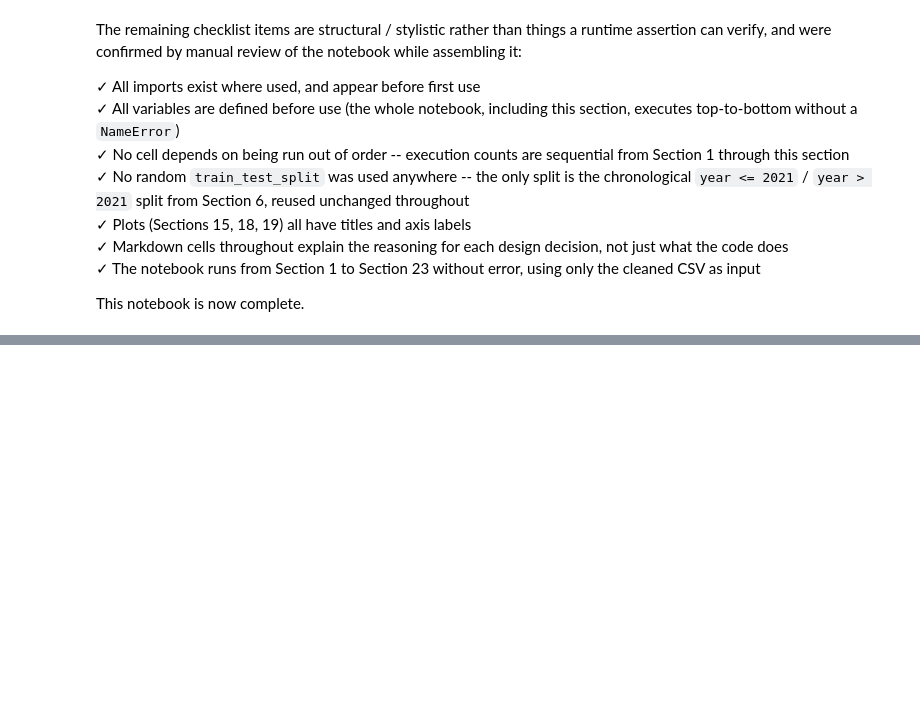
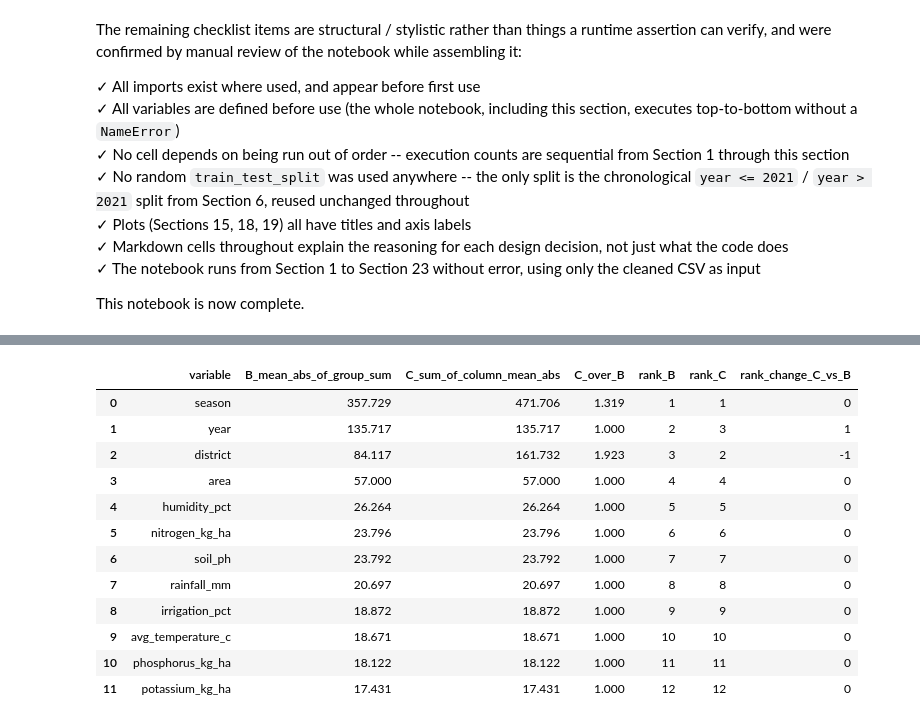
Before and after one commit to kalpana-sketch/Rice_Yield_Prediction, a Jupyter notebook: Odisha_Rice_ML_Audited_Corrected.ipynb, the cells around one changed output, grey strips where cells are left out. Cells and saved outputs as stored; diff of their text form; code cells hidden in the pictures; blank space fills up the shorter version.

```diff
--- a/Odisha_Rice_ML_Audited_Corrected.ipynb
+++ b/Odisha_Rice_ML_Audited_Corrected.ipynb
@@ -1993,0 +4757,72 @@ This notebook is now complete.
+# %%
+# ============================================================
+# PHASE 4.3 — METHOD B vs METHOD C COMPARISON
+# ============================================================
+
+import pandas as pd
+from pathlib import Path
+
+ART = Path(ARTIFACTS) if "ARTIFACTS" in globals() else Path("artifacts")
+
+train_imp = pd.read_csv(ART / "shap_importance_grouped_train.csv")
+test_imp = pd.read_csv(ART / "shap_importance_grouped_test.csv")
+
+
+def compare_methods(df, dataset_name):
+
+    result = df[
+        ["variable", "B_mean_abs_of_group_sum",
+         "C_sum_of_column_mean_abs", "C_over_B"]
+    ].copy()
+
+    result["rank_B"] = (
+        result["B_mean_abs_of_group_sum"]
+        .rank(ascending=False, method="min")
+        .astype(int)
+    )
+
+    result["rank_C"] = (
+        result["C_sum_of_column_mean_abs"]
+        .rank(ascending=False, method="min")
+        .astype(int)
+    )
+
+    result["rank_change_C_vs_B"] = (
+        result["rank_C"] - result["rank_B"]
+    )
+
+    result = result.sort_values("rank_B").reset_index(drop=True)
+
+    top5_B = result.nsmallest(5, "rank_B")["variable"].tolist()
+    top5_C = result.nsmallest(5, "rank_C")["variable"].tolist()
+
+    rank_corr = result["rank_B"].corr(
+        result["rank_C"], method="spearman"
+    )
+
+    print("\n" + "=" * 75)
+    print(dataset_name)
+    print("=" * 75)
+
+    display(result.round(3))
+
+    print("Top 5 Method B:", top5_B)
+    print("Top 5 Method C:", top5_C)
+    print("Top-five overlap:", len(set(top5_B) & set(top5_C)), "/ 5")
+    print(f"Spearman rank correlation: {rank_corr:.4f}")
+
+    print("\nLargest cancellation ratios (C/B):")
+    print(
+        result.sort_values("C_over_B", ascending=False)[
+            ["variable", "C_over_B"]
+        ].head(5).round(3).to_string(index=False)
+    )
+
+    return result
+
+
+method_train = compare_methods(train_imp, "TRAINING DATA")
+method_test = compare_methods(test_imp, "TEST DATA")
+
+print("\nPHASE 4.3 CELL COMPLETE.")
+# %% [output]
@@ -1993,0 +4832,13 @@ This notebook is now complete.
+|  | variable | B_mean_abs_of_group_sum | C_sum_of_column_mean_abs | C_over_B | rank_B | rank_C | rank_change_C_vs_B |
+| 0 | season | 357.729 | 471.706 | 1.319 | 1 | 1 | 0 |
+| 1 | year | 135.717 | 135.717 | 1.000 | 2 | 3 | 1 |
+| 2 | district | 84.117 | 161.732 | 1.923 | 3 | 2 | -1 |
+| 3 | area | 57.000 | 57.000 | 1.000 | 4 | 4 | 0 |
+| 4 | humidity_pct | 26.264 | 26.264 | 1.000 | 5 | 5 | 0 |
+| 5 | nitrogen_kg_ha | 23.796 | 23.796 | 1.000 | 6 | 6 | 0 |
+| 6 | soil_ph | 23.792 | 23.792 | 1.000 | 7 | 7 | 0 |
+| 7 | rainfall_mm | 20.697 | 20.697 | 1.000 | 8 | 8 | 0 |
+| 8 | irrigation_pct | 18.872 | 18.872 | 1.000 | 9 | 9 | 0 |
+| 9 | avg_temperature_c | 18.671 | 18.671 | 1.000 | 10 | 10 | 0 |
+| 10 | phosphorus_kg_ha | 18.122 | 18.122 | 1.000 | 11 | 11 | 0 |
+| 11 | potassium_kg_ha | 17.431 | 17.431 | 1.000 | 12 | 12 | 0 |
```
Also changed, not shown: parts of 69 cells of this notebook, 58 other files.
